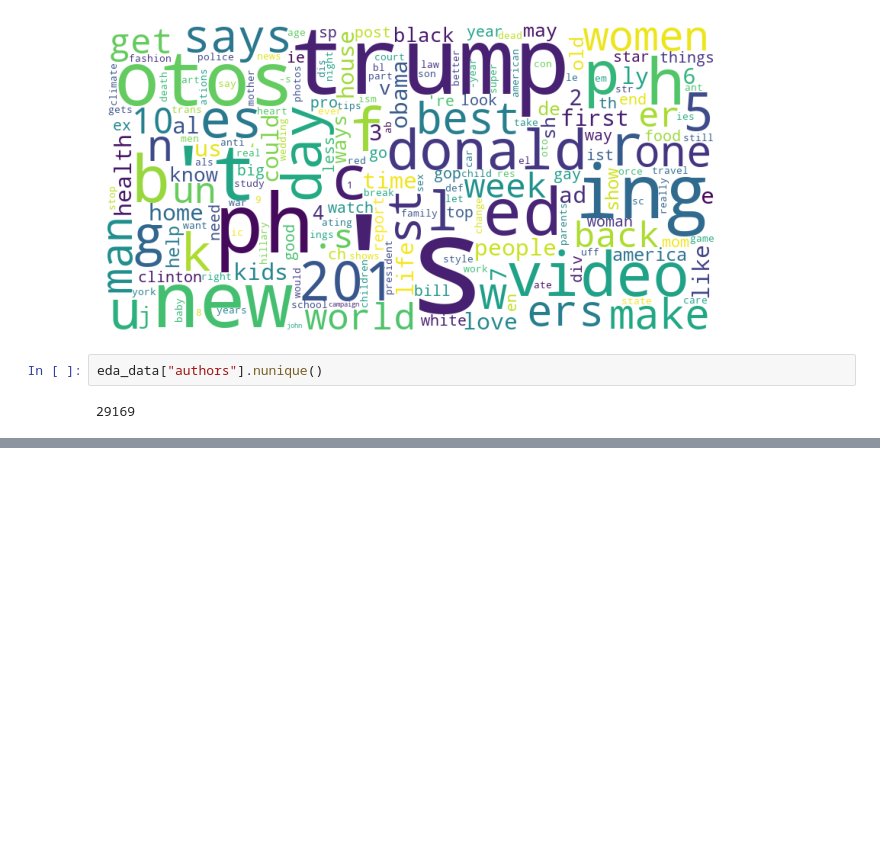
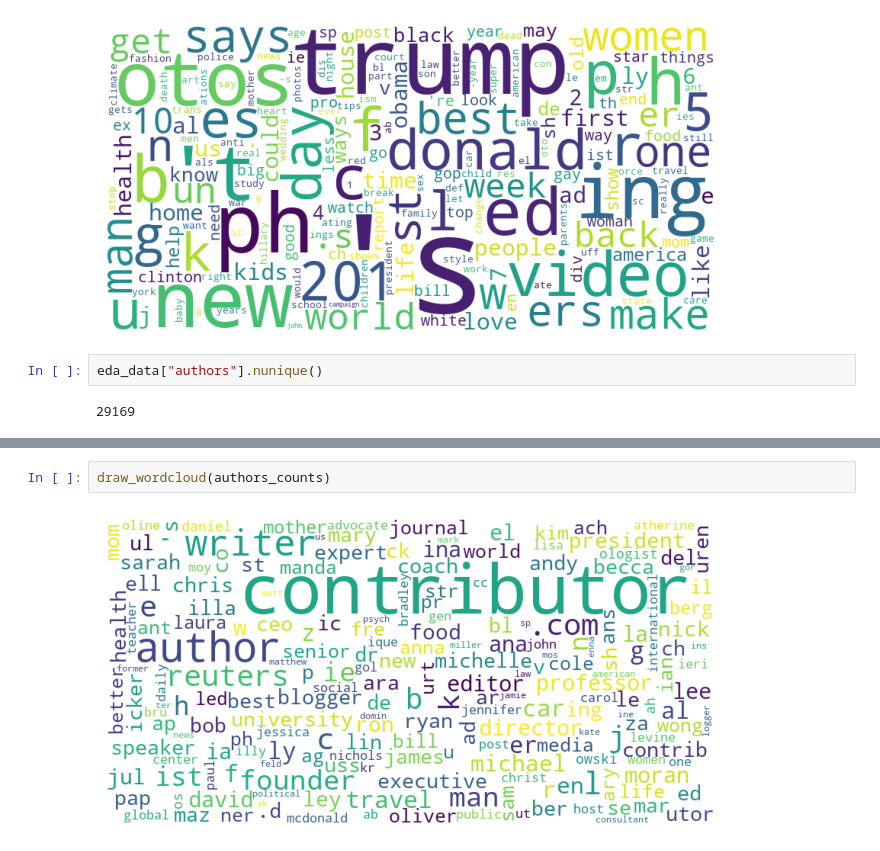
Before and after one commit to Frizlis/NLP_Classification, a Jupyter notebook: notebooks/01_eda.ipynb, the cells around one changed output, grey strips where cells are left out. Saved outputs shown, nothing was run; the diff lists cells and outputs as text; blank space fills up the shorter version.

```diff
--- a/notebooks/01_eda.ipynb
+++ b/notebooks/01_eda.ipynb
@@ -211,0 +218,4 @@ Name: authors, dtype: float64
+# %%
+draw_wordcloud(authors_counts)
+# %% [output]
+[figure, added]
```
Also changed, not shown: parts of 3 cells of this notebook, 1 other file.
